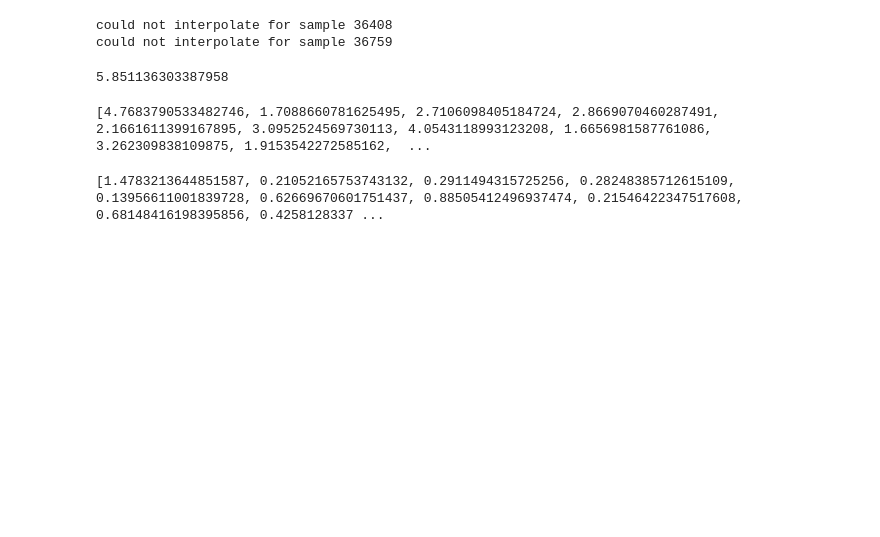
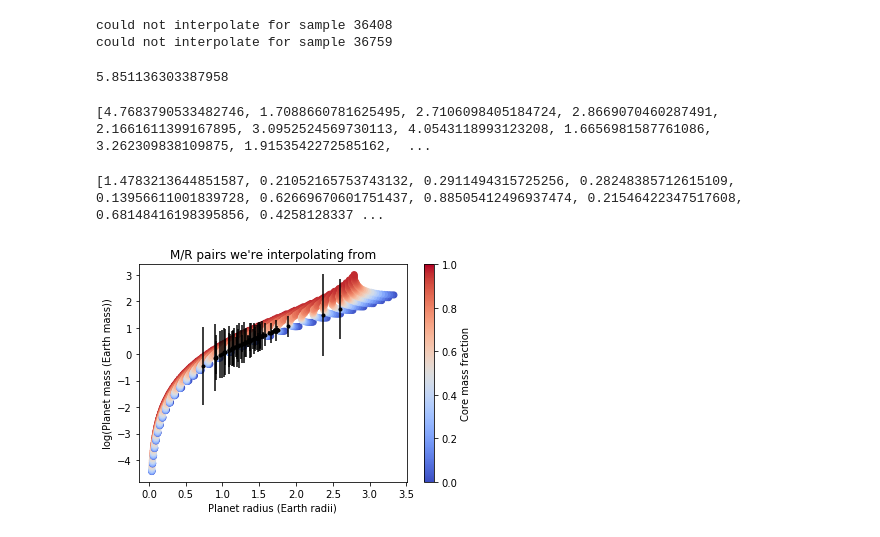
Before and after one commit to asmuzsoy/USPplanets, a Jupyter notebook: USPMassDistribution.ipynb, the cells around one changed output. Drawn from its saved outputs; the diff is of its cells as text; code cells hidden in the pictures; blank space fills up the shorter version.

Commit message:
Modified radius dist to exclude false positives

```diff
--- a/USPMassDistribution.ipynb
+++ b/USPMassDistribution.ipynb
@@ -183,3 +181,27 @@ print(meanearthmasses)
 print(eartherr)
 # %% [output]
 [1.4783213644851587, 0.21052165753743132, 0.2911494315725256, 0.28248385712615109, 0.13956611001839728, 0.62669670601751437, 0.88505412496937474, 0.21546422347517608, 0.68148416198395856, 0.4258128337 ...
+# %%
+meanplanradband = [1.5142207897134599, 1.1436702581725311, 1.29995494508817, 1.3189668428623589, 1.2269233123544596, 1.3416469177901493, 1.4501086309196631, 1.1346210885160928, 1.3678308145394535, 1.1773182912719149, 1.4290130565850703, 1.1924524835284092, 1.4377185513117101, 1.3778832575370645, 1.1987523431558333, 1.2031537496435152, 1.6789372289268041, 1.6367597521676016, 1.5102166858962964, 1.2450243555135487, 1.7554218547394591, 1.3750204896572571, 1.4763165953082957, 1.1374076117298841, 1.6579424766739201, 1.7474079535815623, 1.2976710643762763, 1.5469721327227073, 1.4803792515077325, 1.1485935543428036, 0.91107113014034191, 0.90912534283711122, 1.5575626745682334, 1.1016976539308982, 1.306567461499029, 0.97216101853985515, 2.3659198651407789, 1.1388767324032376, 1.8878774237581295, 1.1603625846498211, 0.90433911227498831, 1.0330717061012351, 1.4773091465919181, 0.72919497667200817, 1.3558223565388077, 1.5039103713589141, 1.7185699399360876, 1.5759094919342289, 1.3535027097987864, 1.2676025968602689, 1.6999474483312145, 1.7232645141015186, 1.4375272444998766, 1.2675926110963895, 1.0322004078256348, 1.742165191417018, 1.5358602614962091, 1.4630747310708188, 1.3776544531211727, 1.0864475036950445, 1.2169836268301546, 1.4158706344921796, 1.025515766195459, 2.5964514405645982, 0.98803480896675566, 1.3933339279057437, 1.7206936810871374, 1.5010015006680679, 1.4465641351682894, 1.0878734373223826, 1.5076561842415757]
+
+radsss = []
+massss = []
+cmfsss = []
+
+for i in range(len(planetrad[0])):
+    for j in range(len(planetrad)):
+        radsss.append(planetrad[i][j])
+        massss.append(planetmass[i][j])
+        cmfsss.append(cmfarray[i][j])
+# %%
+cm = plt.cm.get_cmap('coolwarm')
+sc = plt.scatter(radsss, np.log10(massss), c = cmfsss, vmin = 0., vmax = 1., cmap = cm)
+plt.plot(meanplanradband, np.log10(meanearthmasses),'k.')
+plt.errorbar(meanplanradband, np.log10(meanearthmasses),ls= 'none',yerr = np.log10(eartherr), ecolor = 'k')
+plt.colorbar(sc, label = "Core mass fraction")
+plt.xlabel("Planet radius (Earth radii)")
+plt.ylabel("log(Planet mass (Earth mass))")
+plt.title("M/R pairs we're interpolating from")
+plt.show()
+# %% [output]
+[figure, added]
```
Also changed, not shown: parts of 3 cells of this notebook, 1 other file.
